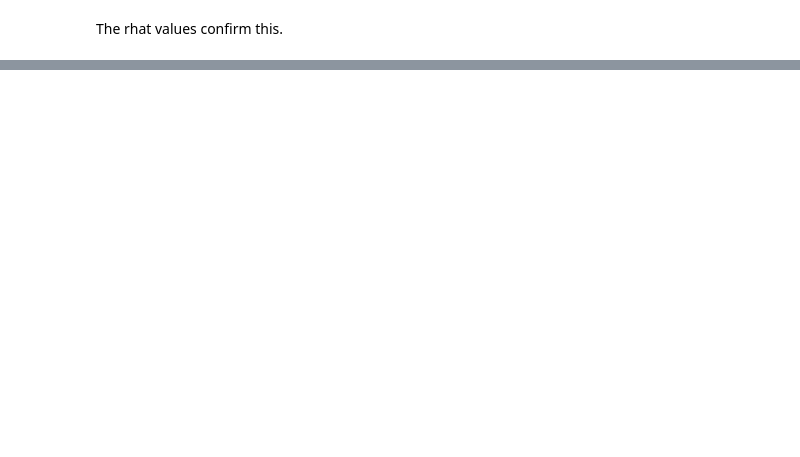
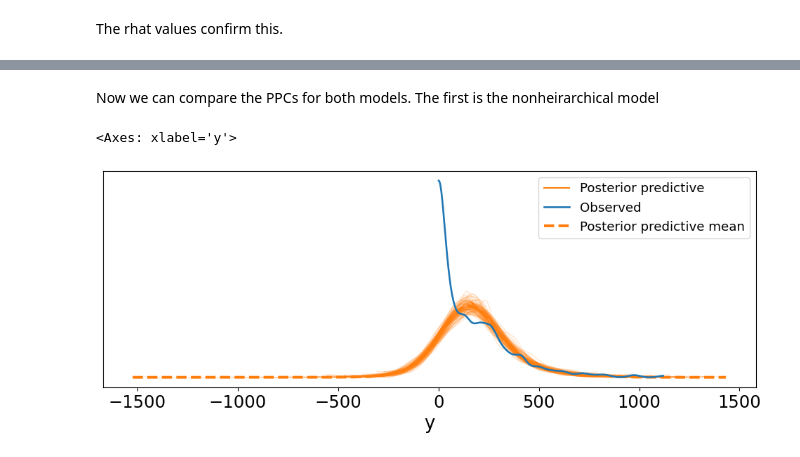
Before and after one commit to EsmeBarker/Collab, a Jupyter notebook: EsmeBarkU4Proj.ipynb, the cells around one changed output, grey strips where cells are left out. Saved outputs shown, nothing was run; the diff lists cells and outputs as text; code cells hidden in the pictures; blank space fills up the shorter version.

```diff
--- a/EsmeBarkU4Proj.ipynb
+++ b/EsmeBarkU4Proj.ipynb
@@ -98,0 +121,13 @@ I don't know much about basketball, but based off of what I can see in the data
+# %%
+with pm.Model(coords=bball_coords) as bball_nh_model:
+
+    μ = pm.Normal('mu_pos', mu=200, sigma=50, dims="Pos")
+    ν_p = pm.HalfNormal('nu_pos', sigma=100, dims="Pos")
+
+    sigma_obs = pm.HalfNormal('sigma_obs', sigma = 100, dims="Pos")
+
+    trb_data = bball_data['TRB'].values
+
+    y = pm.StudentT('y', mu=μ[bball_idx], nu=ν_p[bball_idx], sigma=sigma_obs[bball_idx], observed=trb_data)
+
+    idata_bball_nh = pm.sample(target_accept=0.99)
@@ -98,0 +180,7 @@ I don't know much about basketball, but based off of what I can see in the data
+# %% [markdown]
+Now we can compare the PPCs for both models. The first is the nonheirarchical model
+# %%
+az.plot_ppc(idata_bball_nh, num_pp_samples=100, figsize=(12, 4), colors=["C1", "C0", "C1"])
+# %% [output]
+<Axes: xlabel='y'>
+[figure, added]
```
Also changed, not shown: parts of 15 cells of this notebook.
